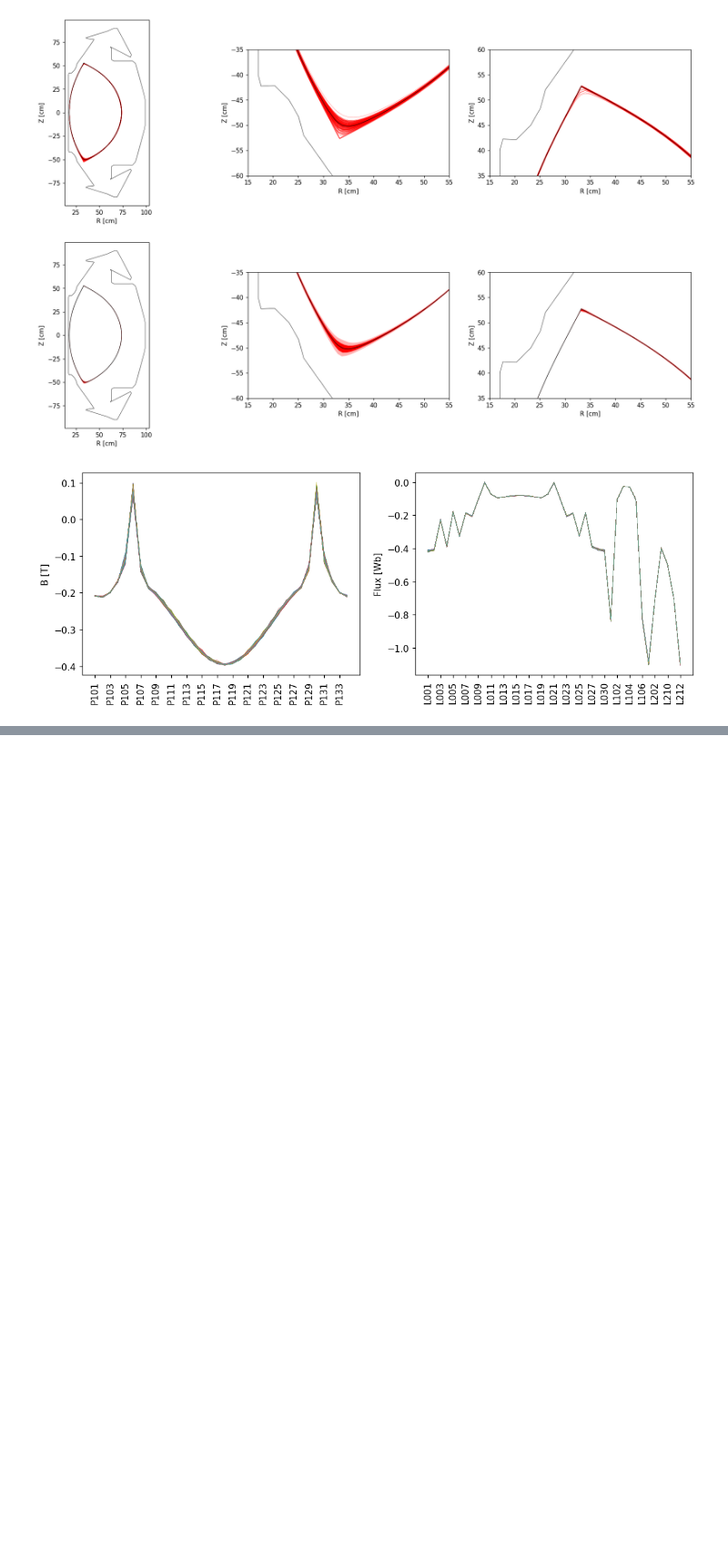
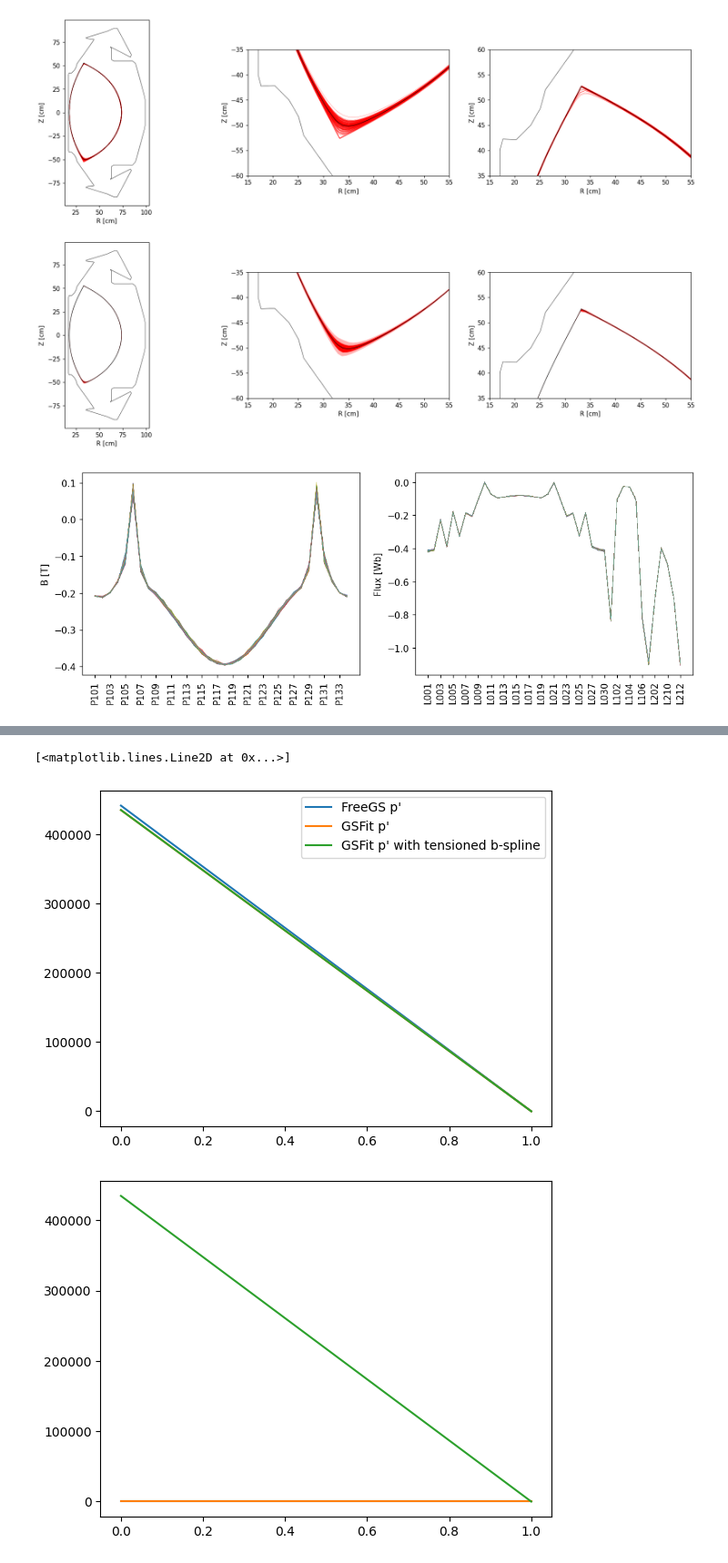
Before and after one commit to tokamak-energy/gsfit, a Jupyter notebook: examples/example_04__st40__freegs_data__magnetics_only.ipynb, the cells around one changed output, grey strips where cells are left out. Shown at 91% size. Saved outputs shown, nothing was run; the diff lists cells and outputs as text; code cells hidden in the pictures; blank space fills up the shorter version.

```diff
--- a/examples/example_04__st40__freegs_data__magnetics_only.ipynb
+++ b/examples/example_04__st40__freegs_data__magnetics_only.ipynb
@@ -125,7 +127,7 @@ for fl_name in fl_names:
 
 
 # Plasma current
-gsfit_database = GetData(12050, "GSFIT#TEST12")
+gsfit_database = GetData(12050, "GSFIT#RUN02")
 time_gsfit_database = gsfit_database.get("TIME")
 ip_experimental = gsfit_database.get("GLOBAL.IP")
 ip = np.interp(times_to_reconstruct, time_gsfit_database, ip_experimental)
@@ -648,23 +684,28 @@ gsfit_controller_spline_p_prime.run(time=np.array([0.0, 1.0]), freegs_eqs=[freeg
 # %%
-spline_p_prime = gsfit_controller_spline_p_prime.plasma.get_array2(["profiles", "p_prime"])[0, :]
+equilibrium_ids = gsfit_controller.plasma.equilibrium_ids
+spline_p_prime = equilibrium_ids.get(ep.time_slice[i_time].profiles_1d.dpressure_dpsi)
 # %%
-psi_n = gsfit_controller.plasma.get_array1(["profiles", "psi_n"])
-p_prime = gsfit_controller.plasma.get_array2(["profiles", "p_prime"])[0, :]
-ff_prime = gsfit_controller.plasma.get_array2(["profiles", "ff_prime"])[0, :]
+psi_n = equilibrium_ids.get(ep.time_slice[i_time].profiles_1d.psi_norm)
+p_prime = equilibrium_ids.get(ep.time_slice[i_time].profiles_1d.dpressure_dpsi)
+ff_prime = equilibrium_ids.get(ep.time_slice[i_time].profiles_1d.f_df_dpsi)
 
 freegs_p_prime = freegs_eq.pprime(psi_n)
 freegs_ff_prime = freegs_eq.ffprime(psi_n)
 
 plt.figure()
 plt.plot(psi_n, freegs_p_prime / (2.0 * np.pi), label="FreeGS p'")
 plt.plot(psi_n, p_prime, label="GSFit p'")
 plt.plot(psi_n, spline_p_prime, label="GSFit p' with tensioned b-spline")
 plt.legend()
 
 plt.figure()
 plt.plot(psi_n, freegs_ff_prime / (2.0 * np.pi), label="FreeGS ff'")
 plt.plot(psi_n, ff_prime, label="GSFit ff'")
 plt.plot(psi_n, spline_p_prime, label="GSFit ff' with tensioned b-spline")
+# %% [output]
+[<matplotlib.lines.Line2D at 0x...>]
+[figure, added]
+[figure, added]
 # %%
 freegs_r = freegs_eq.R
 freegs_z = freegs_eq.Z
```
Also changed, not shown: parts of 13 cells of this notebook.
